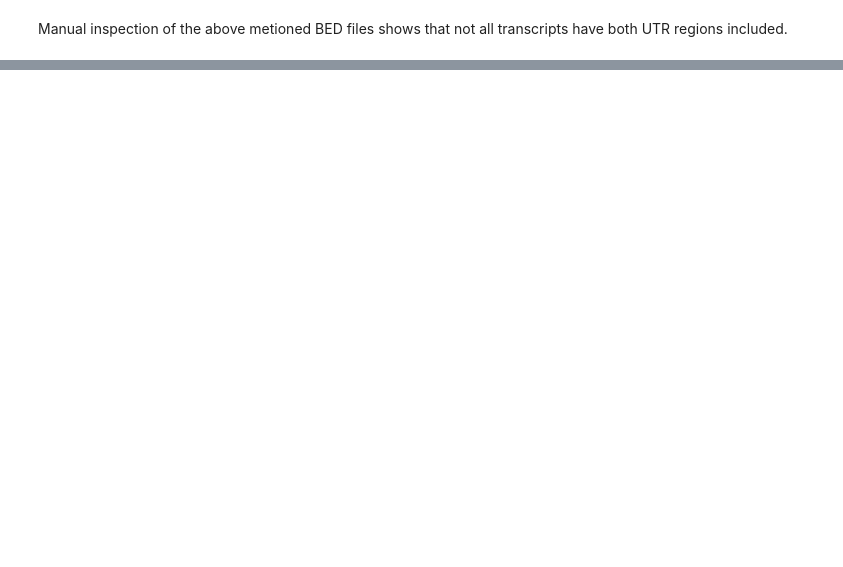
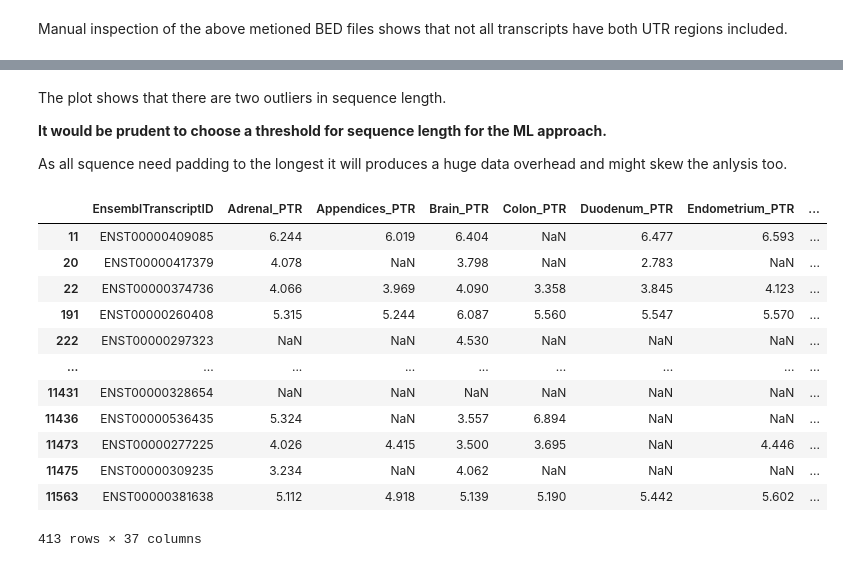
Before and after one commit to bleuchien/PTR-augur, a Jupyter notebook: notebooks/data_preprocessing2.ipynb, the cells around one changed output, grey strips where cells are left out. Saved outputs shown, nothing was run; the diff lists cells and outputs as text; code cells hidden in the pictures; blank space fills up the shorter version.

```diff
--- a/notebooks/data_preprocessing2.ipynb
+++ b/notebooks/data_preprocessing2.ipynb
@@ -28,4 +44,7 @@ df
 | 11563 | ENST00000381638 | 5.112 | 4.918 | 5.139 | 5.190 | 5.442 | 5.602 | ... |
 | 11564 | ENST00000370801 | 3.165 | NA | NA | 3.539 | 3.629 | 3.616 | ... |
 11565 rows × 34 columns
+# %%
+# convert all 'NA' entries to np.NaN for easier handling
+df.replace(regex=r'.*NA$', value=np.NaN, inplace=True)
 # %%
@@ -263,0 +336,37 @@ df.to_csv(datafile, index=False)
+# %%
+# manual updates to the dataframe
+
+# the two transcripts with more up to date versions
+def update_entry(tid_old, tid_new, bed_file, fa_file):
+    # update BED data
+    linecount, UTR5_start, UTR5_stop, CDS_start, CDS_stop, UTR3_start, UTR3_stop = read_BED(bed_file)
+
+    df.loc[ df['EnsemblTranscriptID'] == tid_old, '5UTR start'] = int(UTR5_start)
+    df.loc[ df['EnsemblTranscriptID'] == tid_old, '5UTR stop'] = int(UTR5_stop)
+    df.loc[ df['EnsemblTranscriptID'] == tid_old, 'CDS start'] = int(CDS_start)
+    df.loc[ df['EnsemblTranscriptID'] == tid_old, 'CDS stop'] = int(CDS_stop)
+    df.loc[ df['EnsemblTranscriptID'] == tid_old, '3UTR start'] = int(UTR3_start)
+    df.loc[ df['EnsemblTranscriptID'] == tid_old, '3UTR stop'] = int(UTR3_stop)
+
+    if linecount != 3:
+        print(tid_old, 'BED line count off.', bed_file)
+
+    # update Fasta data
+    length, transcript = read_FA(fa_file, tid_new)
+
+    df.loc[ df['EnsemblTranscriptID'] == tid_old, 'transcript'] = transcript
+
+    # update transcript ID
+    df.loc[ df['EnsemblTranscriptID'] == tid_old, 'EnsemblTranscriptID'] = tid_new
+
+bed_file = Path('../../GENCODE43/protein_coding/BED6__protein_coding_strict/ENST00000673477.1.bed')
+fa_file = Path('../../GENCODE43/protein_coding/FA_protein_coding_strict_mRNA/ENST00000673477.1:0-4098.fasta')
+update_entry('ENST00000308647', 'ENST00000673477', bed_file, fa_file)
+
+bed_file = Path('../../GENCODE43/protein_coding/BED6__protein_coding_strict/ENST00000361866.8.bed')
+fa_file = Path('../../GENCODE43/protein_coding/FA_protein_coding_strict_mRNA/ENST00000361866.8:0-4203.fasta')
+update_entry('ENST00000612273', 'ENST00000361866', bed_file, fa_file)
+
+# removing the two entries with multiple errors
+df.drop(df[ df['EnsemblTranscriptID'] == 'ENST00000368554'].index, inplace=True)
+df.drop(df[ df['EnsemblTranscriptID'] == 'ENST00000485079'].index, inplace=True)
@@ -263,0 +459,25 @@ df.to_csv(datafile, index=False)
+# %% [markdown]
+The plot shows that there are two outliers in sequence length.
+
+**It would be prudent to choose a threshold for sequence length for the ML approach.**
+
+As all squence need padding to the longest it will produces a huge data overhead and might skew the anlysis too.
+# %%
+# finding sequences above a certain bp threshold
+
+threshold = 10000
+df[ df['transcript'].map(lambda x: len(x)) > threshold ]
+# %% [output]
+|  | EnsemblTranscriptID | Adrenal_PTR | Appendices_PTR | Brain_PTR | Colon_PTR | Duodenum_PTR | Endometrium_PTR | ... |
+| 11 | ENST00000409085 | 6.244 | 6.019 | 6.404 | NaN | 6.477 | 6.593 | ... |
+| 20 | ENST00000417379 | 4.078 | NaN | 3.798 | NaN | 2.783 | NaN | ... |
+| 22 | ENST00000374736 | 4.066 | 3.969 | 4.090 | 3.358 | 3.845 | 4.123 | ... |
+| 191 | ENST00000260408 | 5.315 | 5.244 | 6.087 | 5.560 | 5.547 | 5.570 | ... |
+| 222 | ENST00000297323 | NaN | NaN | 4.530 | NaN | NaN | NaN | ... |
+| ... | ... | ... | ... | ... | ... | ... | ... | ... |
+| 11431 | ENST00000328654 | NaN | NaN | NaN | NaN | NaN | NaN | ... |
+| 11436 | ENST00000536435 | 5.324 | NaN | 3.557 | 6.894 | NaN | NaN | ... |
+| 11473 | ENST00000277225 | 4.026 | 4.415 | 3.500 | 3.695 | NaN | 4.446 | ... |
+| 11475 | ENST00000309235 | 3.234 | NaN | 4.062 | NaN | NaN | NaN | ... |
+| 11563 | ENST00000381638 | 5.112 | 4.918 | 5.139 | 5.190 | 5.442 | 5.602 | ... |
+413 rows × 37 columns
```
Also changed, not shown: parts of 36 cells of this notebook.
